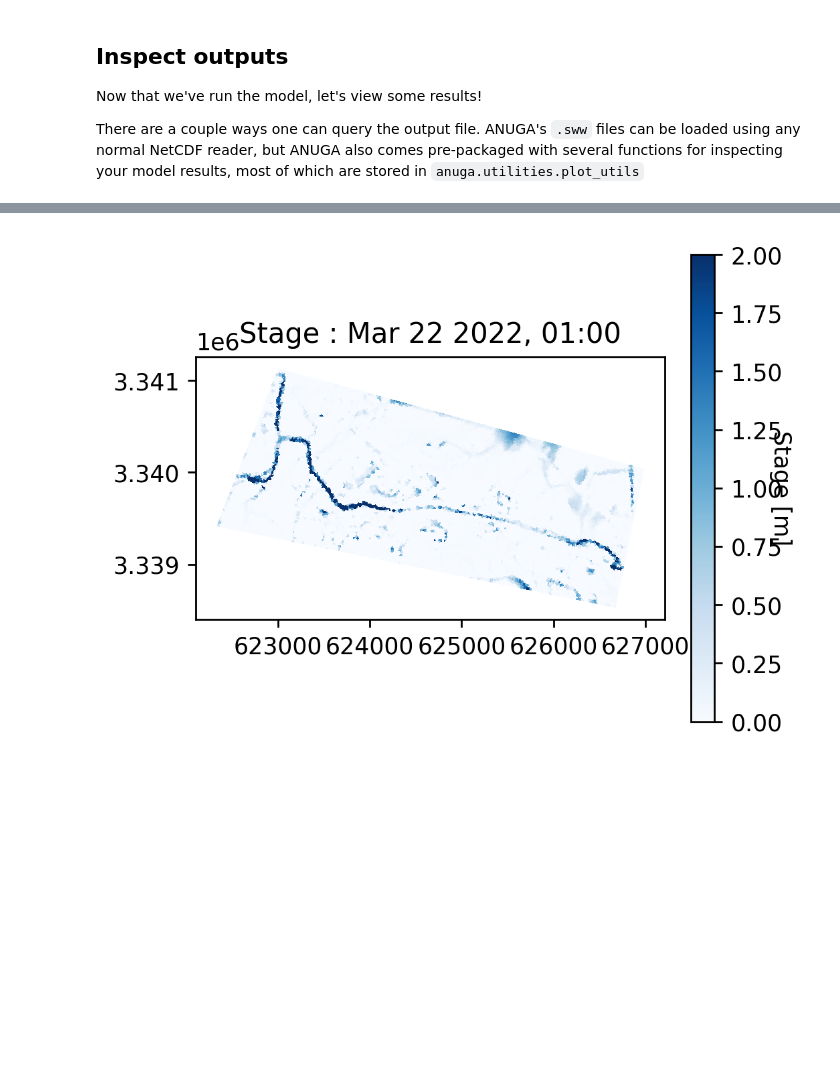
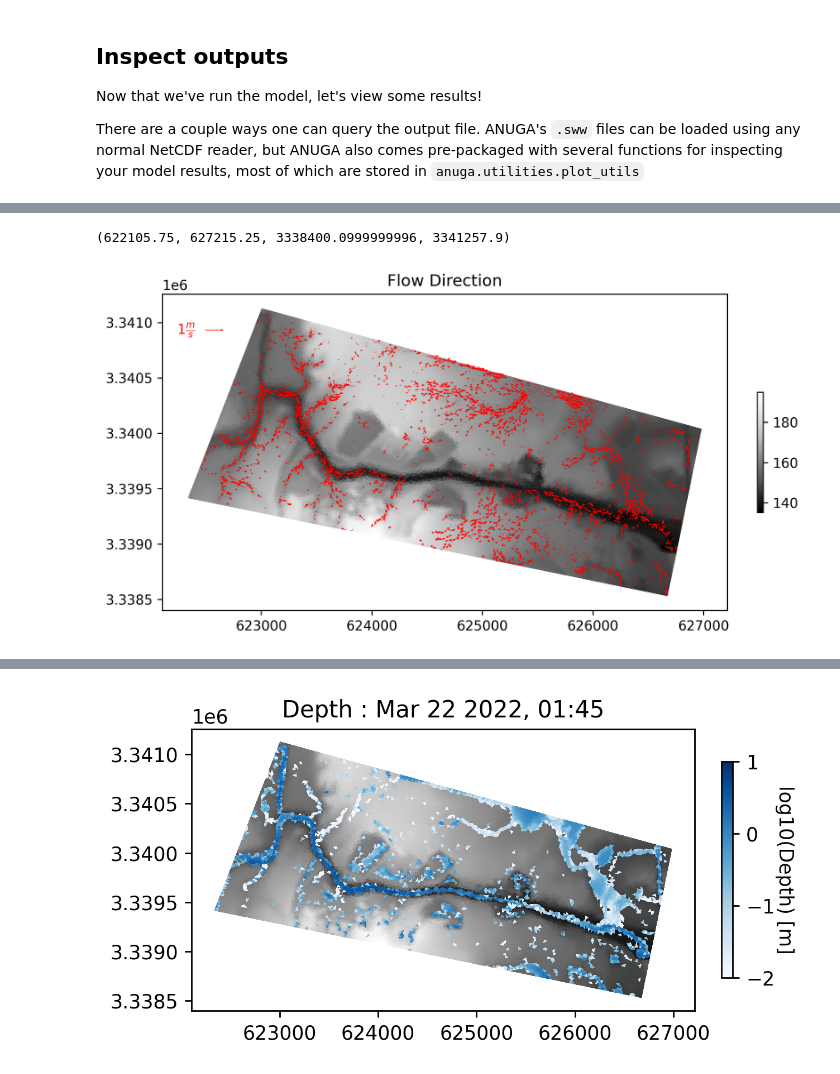
Before and after one commit to suzanatimilsina/ANUGA_OnionCreek_Tutorial, a Jupyter notebook: notebooks/notebook1.ipynb, the cells around one changed output, grey strips where cells are left out. Drawn from its saved outputs; the diff is of its cells as text; code cells hidden in the pictures; blank space fills up the shorter version.

Commit message:
add animations to notebook

```diff
--- a/notebooks/notebook1.ipynb
+++ b/notebooks/notebook1.ipynb
@@ -387,10 +403,14 @@ Now that we've run the model, let's view some results!
 
 There are a couple ways one can query the output file. ANUGA's `.sww` files can be loaded using any normal NetCDF reader, but ANUGA also comes pre-packaged with several functions for inspecting your model results, most of which are stored in `anuga.utilities.plot_utils`
 # %%
+# saved_output = 'domain.sww' # Output of current run
+saved_output = 'ANUGA_OnionCreek_Tutorial/notebooks/domain.sww' # Pre-saved output
+
 # Load in values of conserved quantities at every cell centroid
-swwvals = anuga.utilities.plot_utils.get_centroids('domain.sww', timeSlices='all')
+swwvals = anuga.utilities.plot_utils.get_centroids(saved_output, timeSlices='all')
 # Query values: time, x, y, stage, elev, height, xmom, ymom, xvel, yvel, friction, vel, etc
 model_starttime = pd.to_datetime('2022-03-21 17:00:00')
+dplotter = animate.SWW_plotter(saved_output) # Update dplotter if necessary
 
 # Separate variables just for accessibility
 time = swwvals.time
@@ -423,16 +445,41 @@ plt.axis('scaled')
+# %%
+# Time index to plot:
+time_idx = 32
+
+# Velocity quiver plot
+# Indices of where water is located:
+inds = (w[time_idx,:] > 0.05) & (depth[time_idx,:] > 0.01)
+inds[0::2] = 0  # Cut it down to half as many arrows
+fig = plt.figure(figsize=(8, 8), dpi=300, facecolor='w', edgecolor='k')
+plt.tripcolor(dplotter.triang, facecolors=dplotter.elev, cmap='Greys_r')
+plt.colorbar(fraction=0.01);
+plt.title("Flow Direction")
+Quiv = plt.quiver(x[inds], y[inds], u[time_idx,inds], v[time_idx,inds],
+                  color='red', scale=30, width=0.001, headwidth=4, pivot='mid')
+qk = plt.quiverkey(Quiv, 0.18, 0.66, 1, r'$1 \frac{m}{s}$', labelpos='W',
+                   coordinates='figure', labelcolor='red')
+plt.axis('scaled')
+# plt.savefig(mydir + '/figs/fig_dir' + str(int(t / timestep)) + '.png')
+# plt.close()
+# %% [output]
+(622105.75, 627215.25, 3338400.0999999996, 3341257.9)
+[figure, added]
 # %%
 # ------------------------------------------------------------------------------
 # Plot a single map of stage at centroids
 # ------------------------------------------------------------------------------
 # Time index to plot:
-time_idx = 8
+time_idx = 35
 
 timeUTC = pd.to_timedelta(time[time_idx], 's') + model_starttime
-fig = plt.figure(figsize=(4, 4), dpi=250, facecolor='w', edgecolor='k')
-plt.tripcolor(dplotter.triang, facecolors=depth[time_idx,:],
-              vmin=0, vmax=2, cmap='Blues')
-cbar = plt.colorbar(fraction=0.045);
-cbar.set_label('Stage [m]', rotation=270)
-plt.title('Stage : ' + timeUTC.strftime("%b %d %Y, %H:%M"));
+fig = plt.figure(figsize=(5, 5), dpi=250, facecolor='w', edgecolor='k')
+plt.tripcolor(dplotter.triang, facecolors=topo, cmap='Greys_r')
+plot_depth = depth[time_idx,:].copy()
+plot_depth[plot_depth < 0.01] = np.nan
+plt.tripcolor(dplotter.triang, facecolors=np.log10(plot_depth),
+              vmin=-2, vmax=1, cmap='Blues')
+cbar = plt.colorbar(fraction=0.02);
+cbar.set_label('log10(Depth) [m]', rotation=270, labelpad=10)
+plt.title('Depth : '+timeUTC.strftime("%b %d %Y, %H:%M"));
 plt.axis('scaled')
 # %% [output]
@@ -440,2 +487,2 @@ plt.axis('scaled')
-[figure, old version]
+[figure, new version]
 # %%
```
Also changed, not shown: parts of 13 cells of this notebook.
